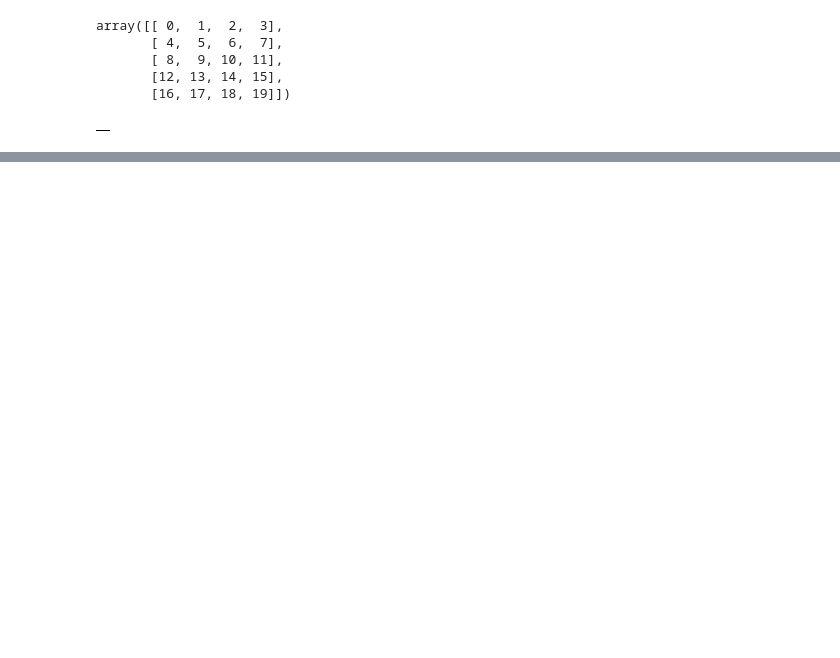
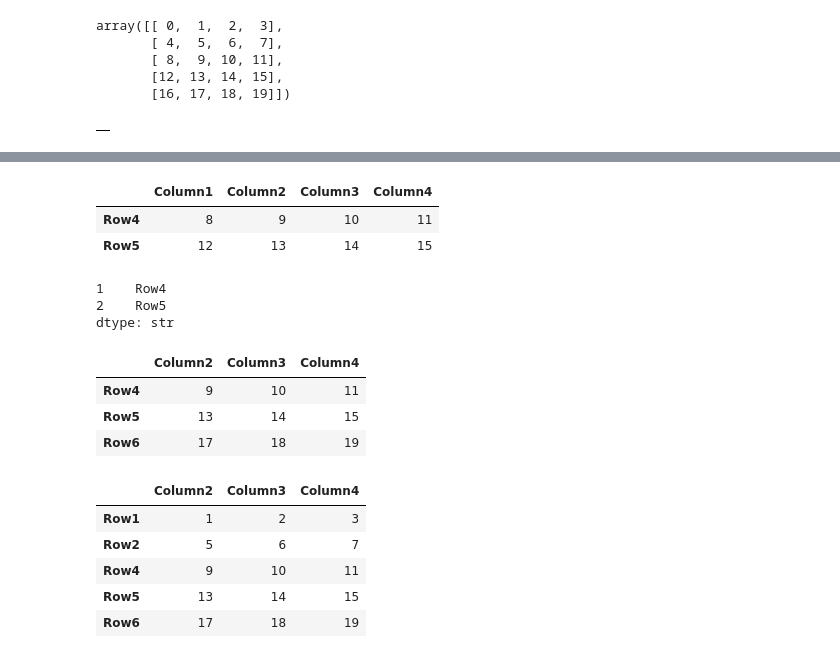
Before and after one commit to akashkeote/Python_In_Class, a Jupyter notebook: Python/PandaS/PANDAS.ipynb, the cells around one changed output, grey strips where cells are left out. Cells and saved outputs as stored; diff of their text form; code cells hidden in the pictures; blank space fills up the shorter version.

```diff
--- a/Python/PandaS/PANDAS.ipynb
+++ b/Python/PandaS/PANDAS.ipynb
@@ -34,0 +105,28 @@ pd.DataFrame(data=np.arange(0,20).reshape(5,4),index=["Row1","Row2","Row4","Row5
+# %%
+df.loc[['Row4','Row5']]  #custom indexing bhi kar sakte
+# %% [output]
+|  | Column1 | Column2 | Column3 | Column4 |
+| Row4 | 8 | 9 | 10 | 11 |
+| Row5 | 12 | 13 | 14 | 15 |
+# %%
+pd.Series(['Row4','Row5'],index=[1,2])
+# %% [output]
+1    Row4
+2    Row5
+dtype: str
+# %%
+df.iloc[2:,1:]
+# %% [output]
+|  | Column2 | Column3 | Column4 |
+| Row4 | 9 | 10 | 11 |
+| Row5 | 13 | 14 | 15 |
+| Row6 | 17 | 18 | 19 |
+# %%
+df.iloc[:,1:]
+# %% [output]
+|  | Column2 | Column3 | Column4 |
+| Row1 | 1 | 2 | 3 |
+| Row2 | 5 | 6 | 7 |
+| Row4 | 9 | 10 | 11 |
+| Row5 | 13 | 14 | 15 |
+| Row6 | 17 | 18 | 19 |
```
Also changed, not shown: parts of 40 cells of this notebook, 26 other files.
